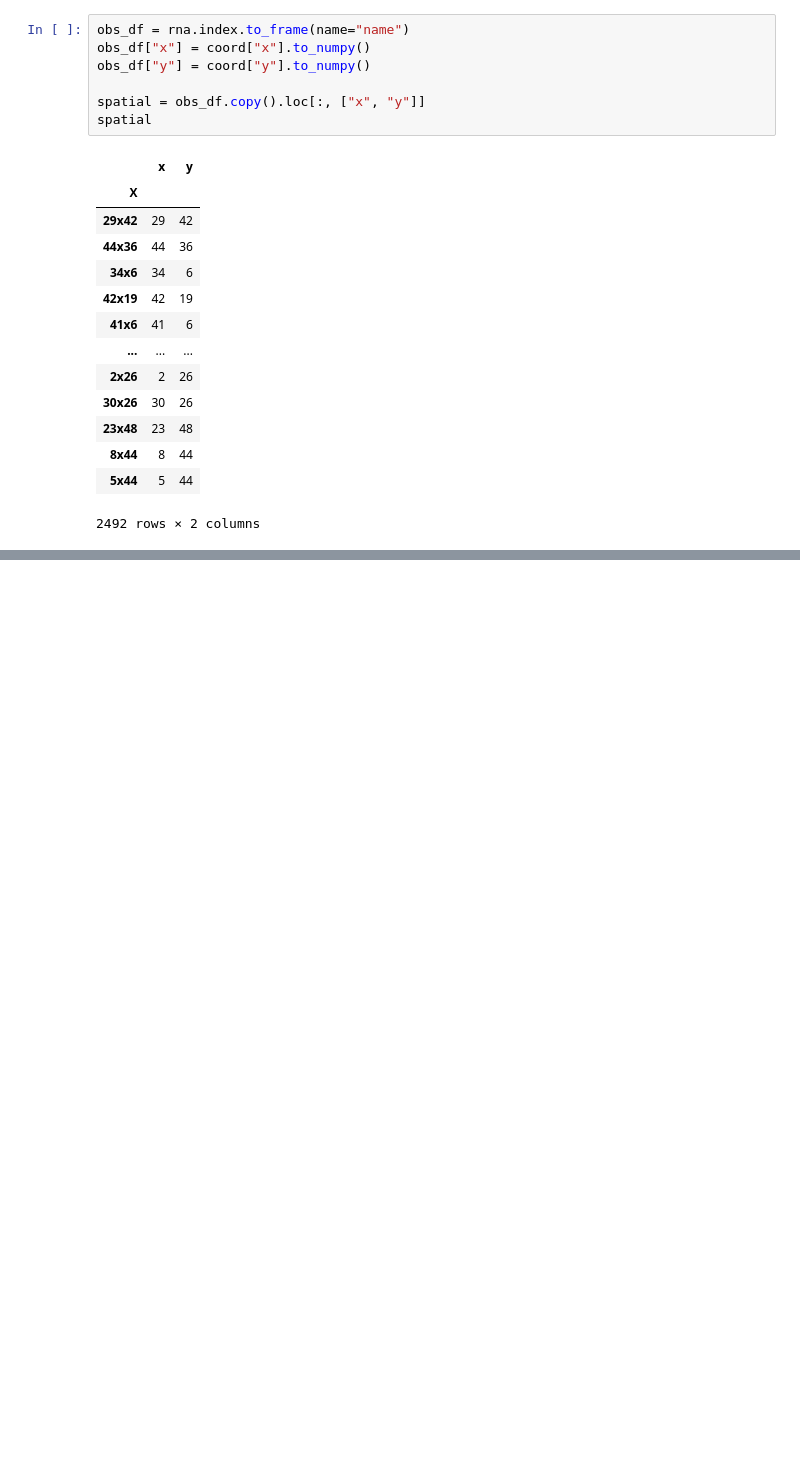
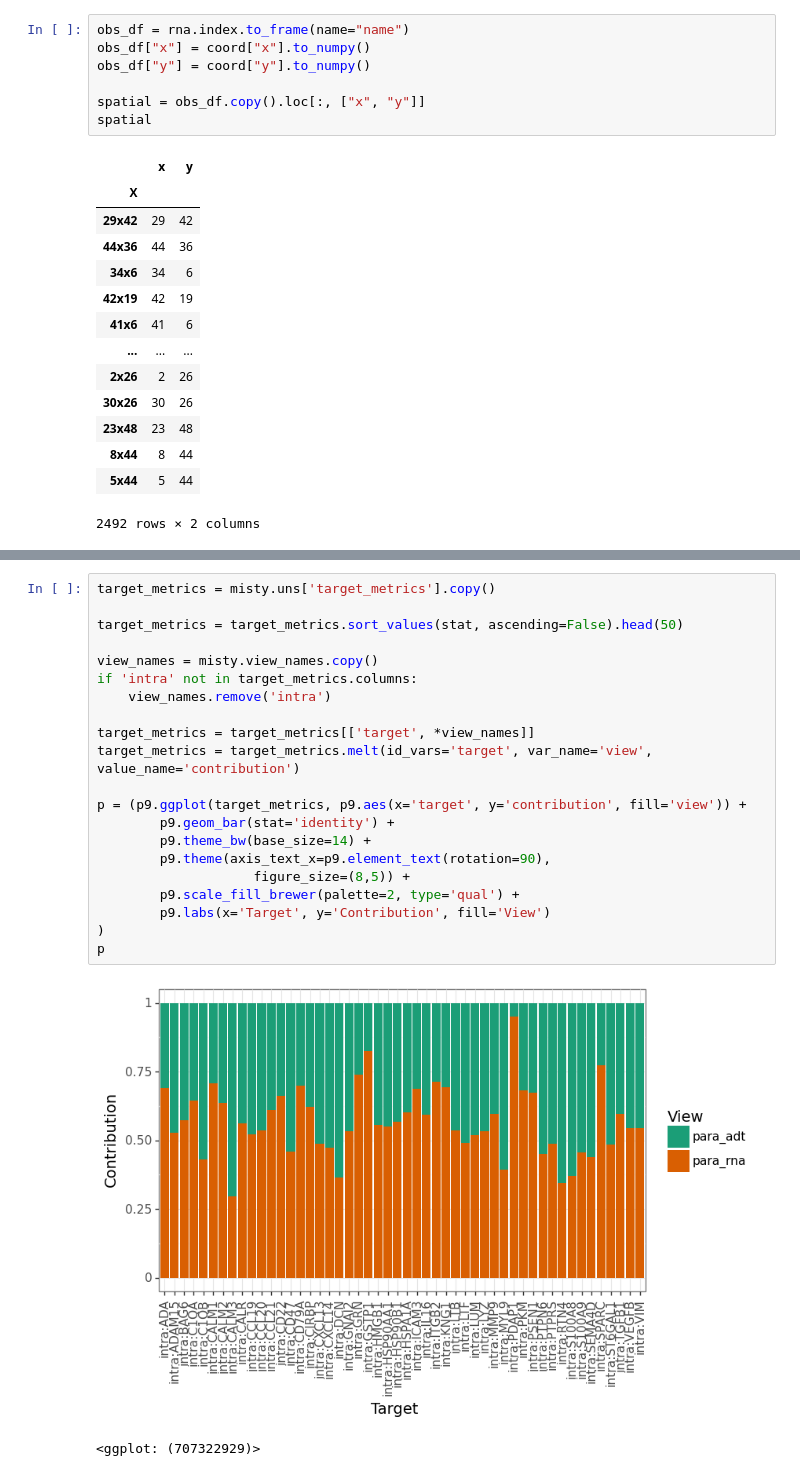
Before and after one commit to schae211/liana_spatial_cite-seq, a Jupyter notebook: read_data.ipynb, the cells around one changed output, grey strips where cells are left out. Cells and saved outputs as stored; diff of their text form; blank space fills up the shorter version.

```diff
--- a/read_data.ipynb
+++ b/read_data.ipynb
@@ -661,0 +606,24 @@ print(np.array([s in gene_annot_2["Aliases"].to_numpy() for s in barcodes.loc[~b
+# %%
+target_metrics = misty.uns['target_metrics'].copy()
+
+target_metrics = target_metrics.sort_values(stat, ascending=False).head(50)
+
+view_names = misty.view_names.copy()
+if 'intra' not in target_metrics.columns:
+    view_names.remove('intra')
+
+target_metrics = target_metrics[['target', *view_names]]
+target_metrics = target_metrics.melt(id_vars='target', var_name='view', value_name='contribution')
+
+p = (p9.ggplot(target_metrics, p9.aes(x='target', y='contribution', fill='view')) +
+        p9.geom_bar(stat='identity') +
+        p9.theme_bw(base_size=14) +
+        p9.theme(axis_text_x=p9.element_text(rotation=90),
+                    figure_size=(8,5)) +
+        p9.scale_fill_brewer(palette=2, type='qual') +
+        p9.labs(x='Target', y='Contribution', fill='View')
+)
+p
+# %% [output]
+[figure, added]
+<ggplot: (707322929)>
```
Also changed, not shown: parts of 46 cells of this notebook, 7 other files.
